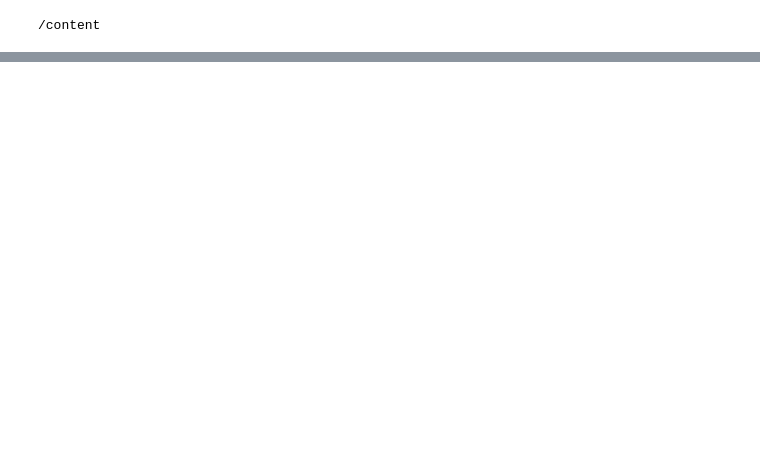
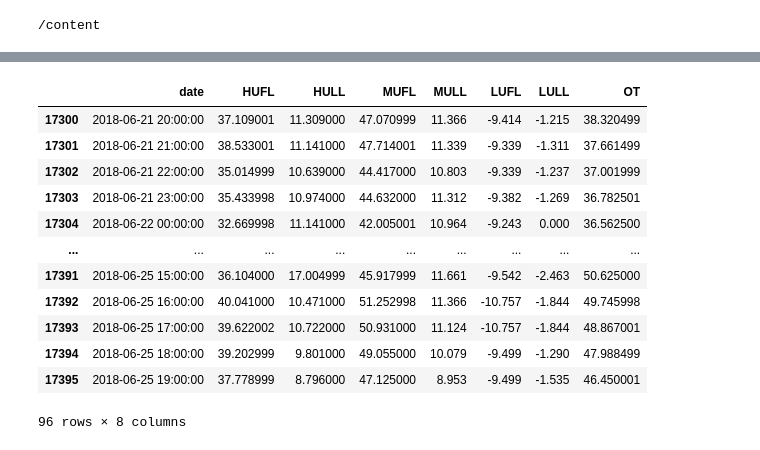
Before and after one commit to K-107/exercise, a Jupyter notebook: Informer.ipynb, the cells around one changed output, grey strips where cells are left out. Cells and saved outputs as stored; diff of their text form; code cells hidden in the pictures; blank space fills up the shorter version.

```diff
--- a/Informer.ipynb
+++ b/Informer.ipynb
@@ -368,0 +222,4 @@ df = pd.read_csv(os.path.join(args.root_path, args.data_path))
+# %%
+save_path = '/content/ETDataset/ETT-small/'
+ETTh2_train.to_csv(save_path + 'ETTh2_train.csv', index=False)
+pd.read_csv(save_path + 'ETTh2_train.csv').tail()
@@ -368,0 +237,17 @@ df = pd.read_csv(os.path.join(args.root_path, args.data_path))
+# %%
+ETTh2_train_96 = pd.read_csv(save_path + 'ETTh2_train.csv')[-96:]
+ETTh2_train_96
+# %% [output]
+|  | date | HUFL | HULL | MUFL | MULL | LUFL | LULL | OT |
+| 17300 | 2018-06-21 20:00:00 | 37.109001 | 11.309000 | 47.070999 | 11.366 | -9.414 | -1.215 | 38.320499 |
+| 17301 | 2018-06-21 21:00:00 | 38.533001 | 11.141000 | 47.714001 | 11.339 | -9.339 | -1.311 | 37.661499 |
+| 17302 | 2018-06-21 22:00:00 | 35.014999 | 10.639000 | 44.417000 | 10.803 | -9.339 | -1.237 | 37.001999 |
+| 17303 | 2018-06-21 23:00:00 | 35.433998 | 10.974000 | 44.632000 | 11.312 | -9.382 | -1.269 | 36.782501 |
+| 17304 | 2018-06-22 00:00:00 | 32.669998 | 11.141000 | 42.005001 | 10.964 | -9.243 | 0.000 | 36.562500 |
+| ... | ... | ... | ... | ... | ... | ... | ... | ... |
+| 17391 | 2018-06-25 15:00:00 | 36.104000 | 17.004999 | 45.917999 | 11.661 | -9.542 | -2.463 | 50.625000 |
+| 17392 | 2018-06-25 16:00:00 | 40.041000 | 10.471000 | 51.252998 | 11.366 | -10.757 | -1.844 | 49.745998 |
+| 17393 | 2018-06-25 17:00:00 | 39.622002 | 10.722000 | 50.931000 | 11.124 | -10.757 | -1.844 | 48.867001 |
+| 17394 | 2018-06-25 18:00:00 | 39.202999 | 9.801000 | 49.055000 | 10.079 | -9.499 | -1.290 | 47.988499 |
+| 17395 | 2018-06-25 19:00:00 | 37.778999 | 8.796000 | 47.125000 | 8.953 | -9.499 | -1.535 | 46.450001 |
+96 rows × 8 columns
```
Also changed, not shown: parts of 61 cells of this notebook.
